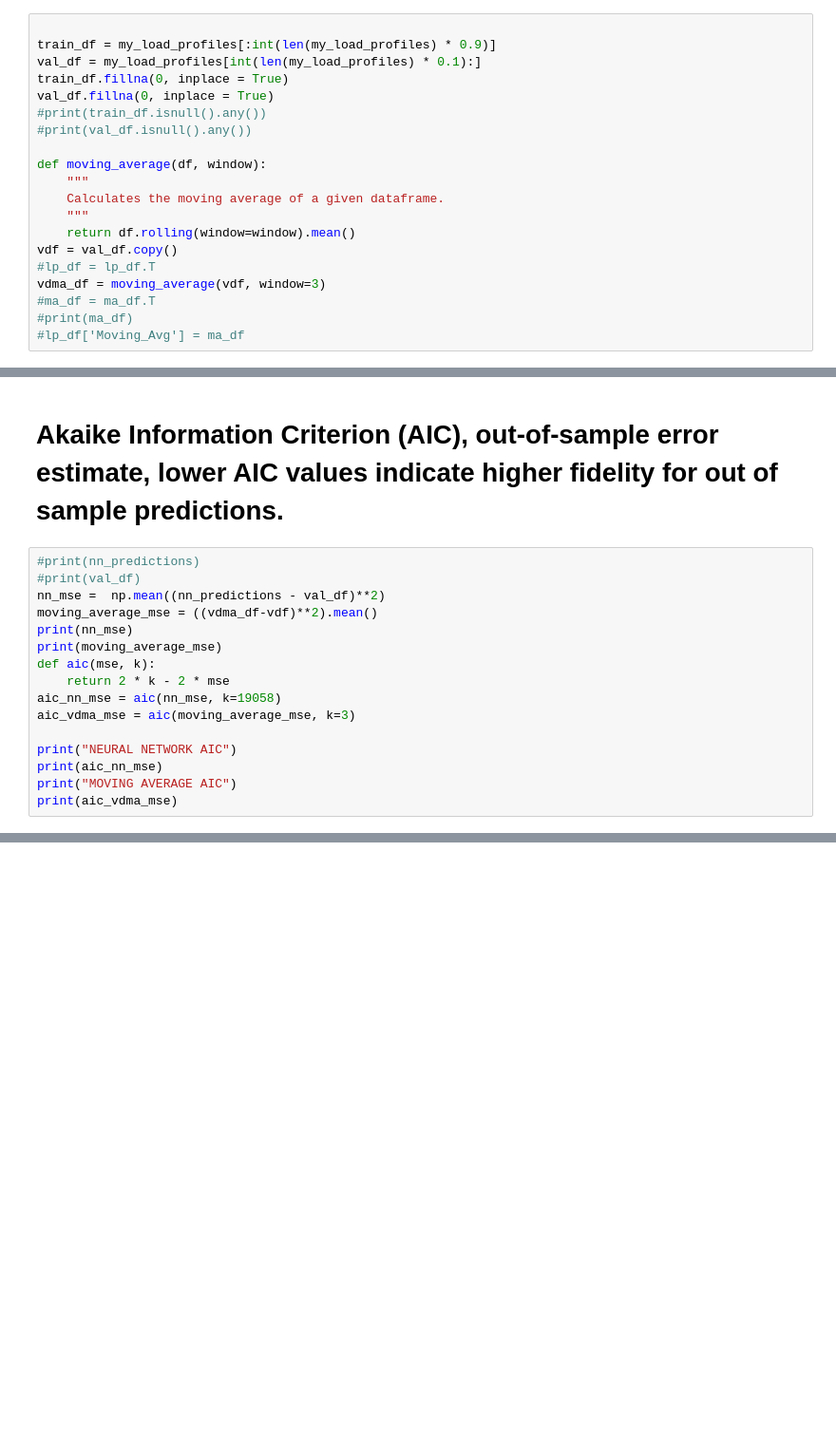
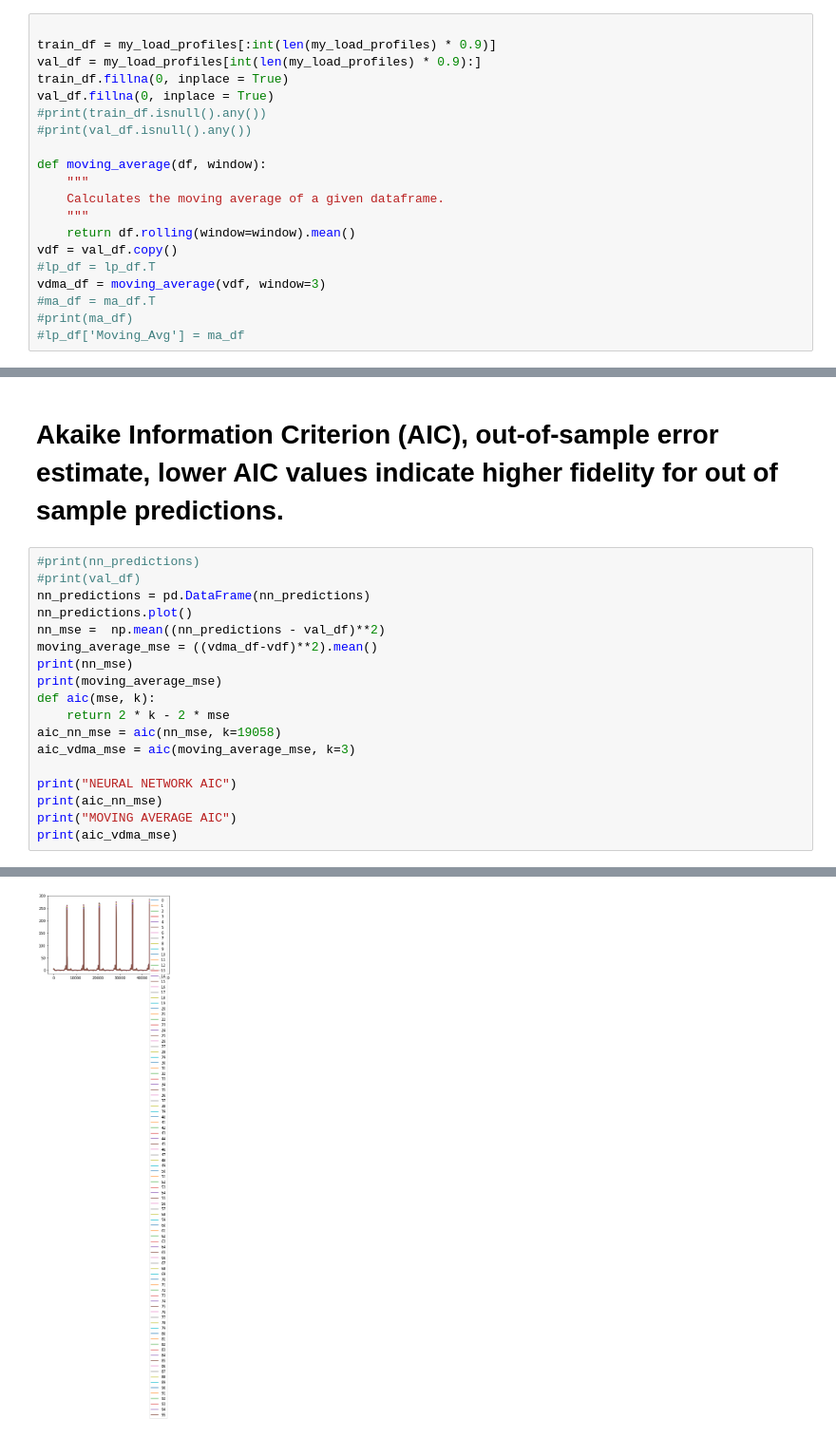
Before and after one commit to AFinney1/dae, a Jupyter notebook: data_analyst_engineer_assessment_Austin.ipynb, the cells around one changed output, grey strips where cells are left out. Shown at 95% size. Cells and saved outputs as stored; diff of their text form; blank space fills up the shorter version.

```diff
--- a/data_analyst_engineer_assessment_Austin.ipynb
+++ b/data_analyst_engineer_assessment_Austin.ipynb
@@ -139,7 +177,7 @@ ma_df.iloc[-1].plot(rot=45, title='Moving Average')
 # %%
 
 train_df = my_load_profiles[:int(len(my_load_profiles) * 0.9)]
-val_df = my_load_profiles[int(len(my_load_profiles) * 0.1):]
+val_df = my_load_profiles[int(len(my_load_profiles) * 0.9):]
 train_df.fillna(0, inplace = True)
 val_df.fillna(0, inplace = True)
 #print(train_df.isnull().any())
@@ -219,6 +278,8 @@ None
 # %%
 #print(nn_predictions)
 #print(val_df)
+nn_predictions = pd.DataFrame(nn_predictions)
+nn_predictions.plot()
 nn_mse =  np.mean((nn_predictions - val_df)**2)
 moving_average_mse = ((vdma_df-vdf)**2).mean()
 print(nn_mse)
@@ -252,0 +314 @@ Length: 96, dtype: float64
+[figure, added]
```
Also changed, not shown: parts of 5 cells of this notebook, 3 other files.
